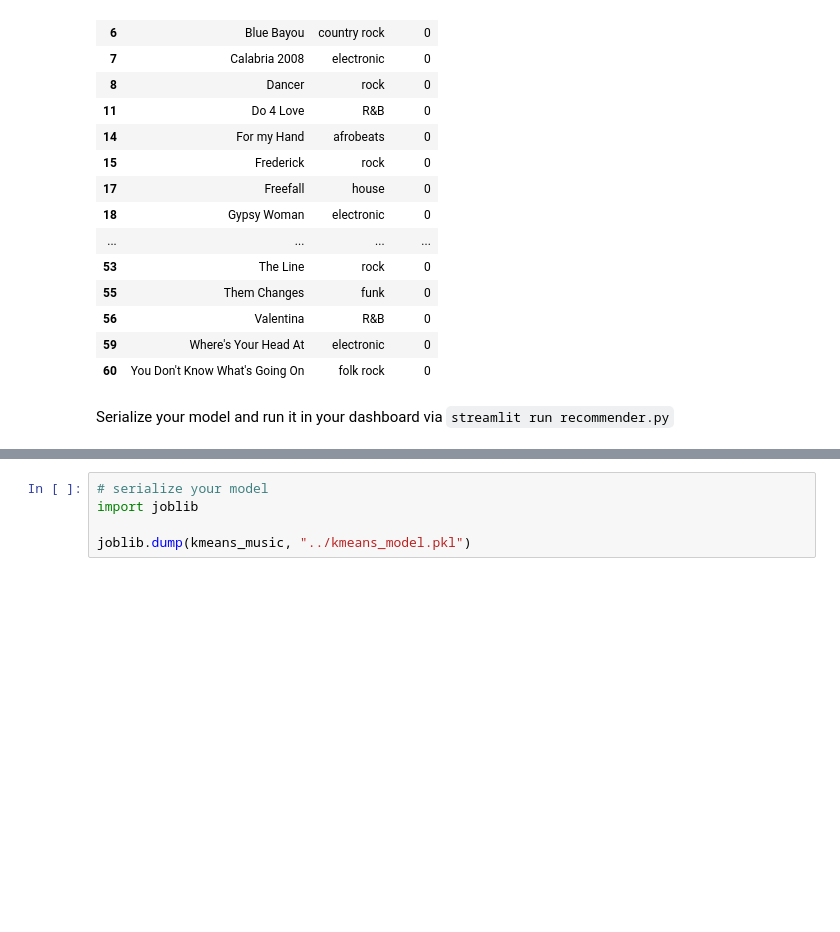
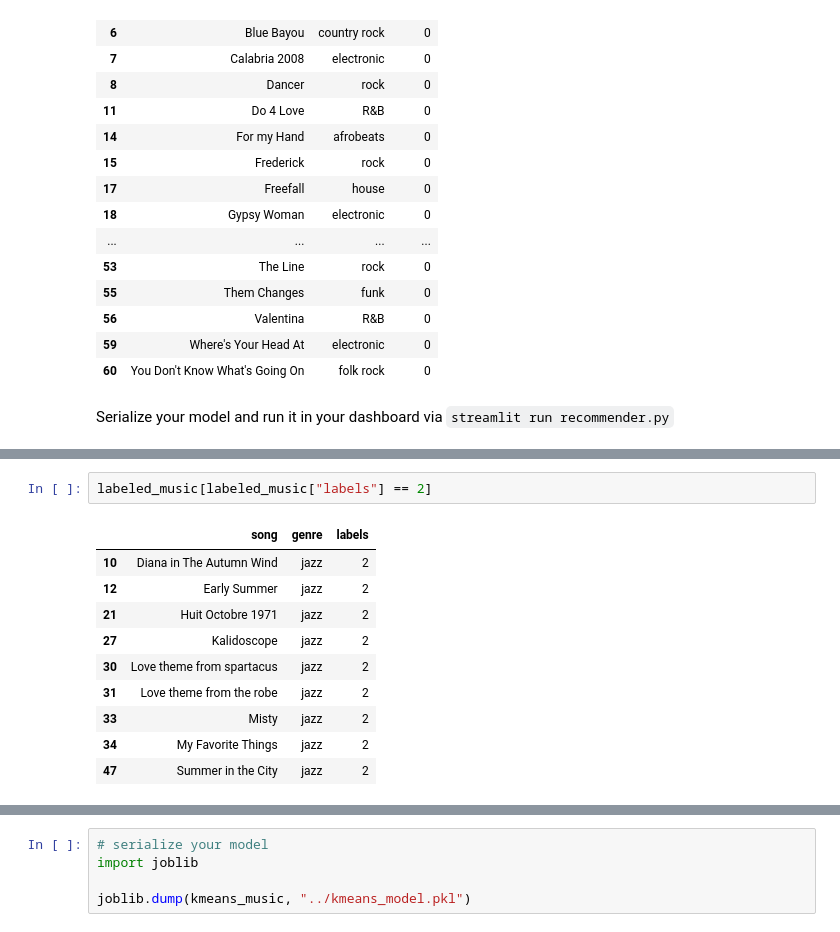
Before and after one commit to tali0n-git/music_recommender, a Jupyter notebook: notebooks/clustering.ipynb, the cells around one changed output, grey strips where cells are left out. Saved outputs shown, nothing was run; the diff lists cells and outputs as text; blank space fills up the shorter version.

```diff
--- a/notebooks/clustering.ipynb
+++ b/notebooks/clustering.ipynb
@@ -119,0 +131,13 @@ Serialize your model and run it in your dashboard via `streamlit run recommender
+# %%
+labeled_music[labeled_music["labels"] == 2]
+# %% [output]
+|  | song | genre | labels |
+| 10 | Diana in The Autumn Wind | jazz | 2 |
+| 12 | Early Summer | jazz | 2 |
+| 21 | Huit Octobre 1971 | jazz | 2 |
+| 27 | Kalidoscope | jazz | 2 |
+| 30 | Love theme from spartacus | jazz | 2 |
+| 31 | Love theme from the robe | jazz | 2 |
+| 33 | Misty | jazz | 2 |
+| 34 | My Favorite Things | jazz | 2 |
+| 47 | Summer in the City | jazz | 2 |
```
Also changed, not shown: parts of 5 cells of this notebook, 2 other files.
